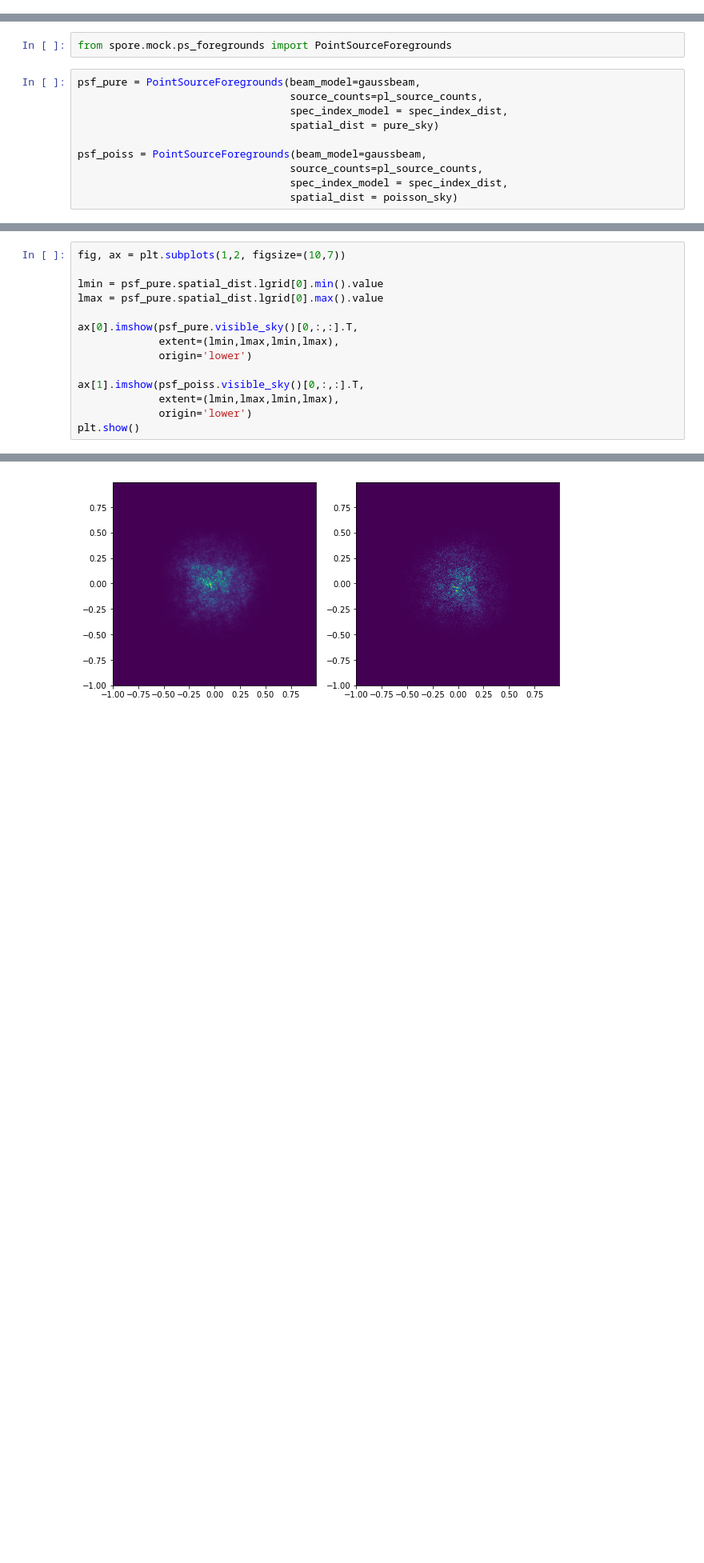
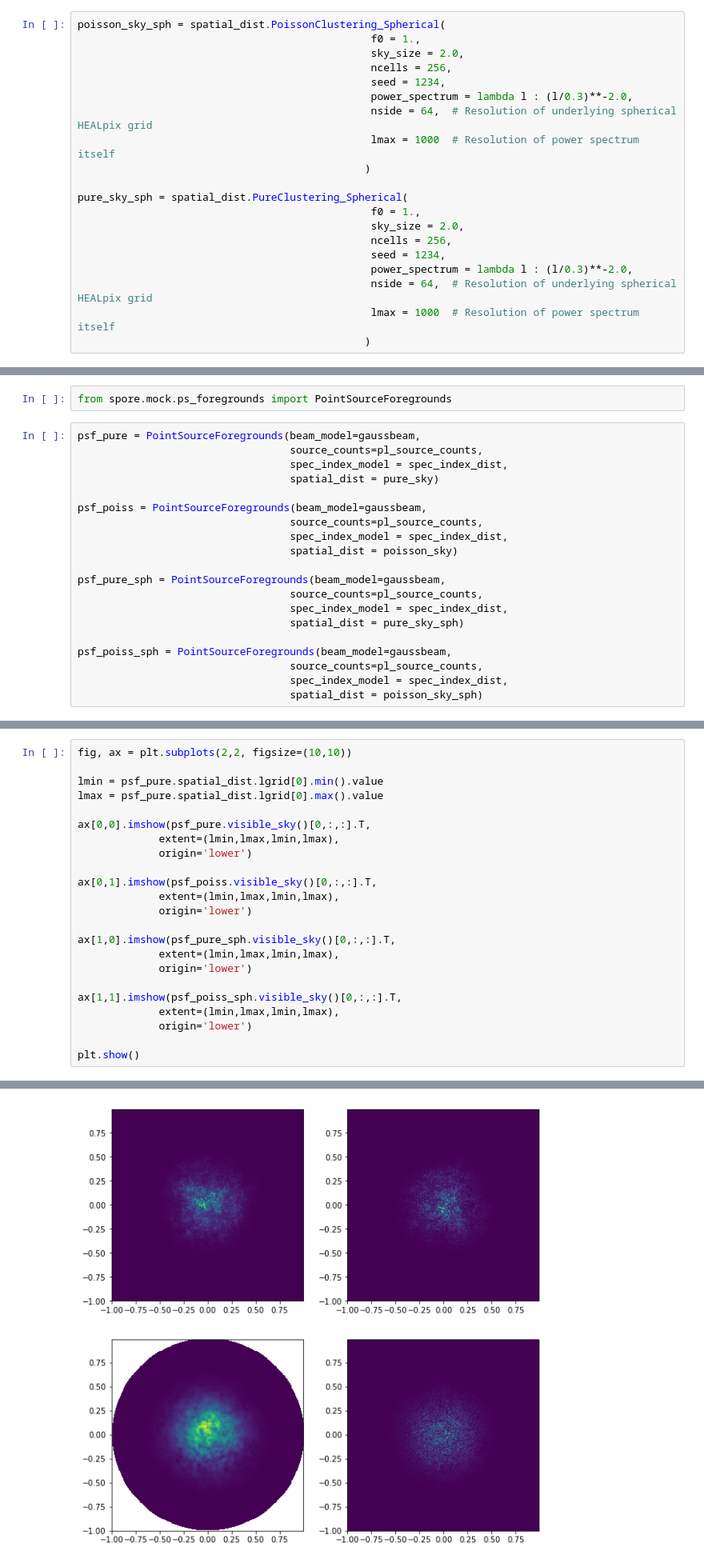
Before and after one commit to steven-murray/spore, a Jupyter notebook: docs/examples/getting_started.ipynb, the cells around one changed output, grey strips where cells are left out. Shown at 80% size. Saved outputs shown, nothing was run; the diff lists cells and outputs as text; blank space fills up the shorter version.

Commit message:
added spherical-based spatial distributions

```diff
--- a/docs/examples/getting_started.ipynb
+++ b/docs/examples/getting_started.ipynb
@@ -161,3 +163,23 @@ plt.colorbar()
+# %%
+poisson_sky_sph = spatial_dist.PoissonClustering_Spherical(
+                                               f0 = 1.,
+                                               sky_size = 2.0,
+                                               ncells = 256,
+                                               seed = 1234,
+                                               power_spectrum = lambda l : (l/0.3)**-2.0,
+                                               nside = 64,  # Resolution of underlying spherical HEALpix grid
+                                               lmax = 1000  # Resolution of power spectrum itself
+                                              )
+
+pure_sky_sph = spatial_dist.PureClustering_Spherical(
+                                               f0 = 1.,
+                                               sky_size = 2.0,
+                                               ncells = 256,
+                                               seed = 1234,
+                                               power_spectrum = lambda l : (l/0.3)**-2.0,
+                                               nside = 64,  # Resolution of underlying spherical HEALpix grid
+                                               lmax = 1000  # Resolution of power spectrum itself
+                                              )
 # %% [markdown]
 ## Mock
 # %% [markdown]
@@ -174,4 +196,14 @@ psf_poiss = PointSourceForegrounds(beam_model=gaussbeam,
                                   source_counts=pl_source_counts,
                                   spec_index_model = spec_index_dist,
                                   spatial_dist = poisson_sky)
+
+psf_pure_sph = PointSourceForegrounds(beam_model=gaussbeam,
+                                  source_counts=pl_source_counts,
+                                  spec_index_model = spec_index_dist,
+                                  spatial_dist = pure_sky_sph)
+
+psf_poiss_sph = PointSourceForegrounds(beam_model=gaussbeam,
+                                  source_counts=pl_source_counts,
+                                  spec_index_model = spec_index_dist,
+                                  spatial_dist = poisson_sky_sph)
 # %% [markdown]
@@ -179,17 +211,26 @@ We pass each of the models we have created in the previous section. All of the m
 # %% [markdown]
 ### Sky Distribution
 # %%
-fig, ax = plt.subplots(1,2, figsize=(10,7))
+fig, ax = plt.subplots(2,2, figsize=(10,10))
 
 lmin = psf_pure.spatial_dist.lgrid[0].min().value
 lmax = psf_pure.spatial_dist.lgrid[0].max().value
 
-ax[0].imshow(psf_pure.visible_sky()[0,:,:].T,
+ax[0,0].imshow(psf_pure.visible_sky()[0,:,:].T,
              extent=(lmin,lmax,lmin,lmax),
              origin='lower')
 
-ax[1].imshow(psf_poiss.visible_sky()[0,:,:].T,
+ax[0,1].imshow(psf_poiss.visible_sky()[0,:,:].T,
              extent=(lmin,lmax,lmin,lmax),
              origin='lower')
+
+ax[1,0].imshow(psf_pure_sph.visible_sky()[0,:,:].T,
+             extent=(lmin,lmax,lmin,lmax),
+             origin='lower')
+
+ax[1,1].imshow(psf_poiss_sph.visible_sky()[0,:,:].T,
+             extent=(lmin,lmax,lmin,lmax),
+             origin='lower')
+
 plt.show()
 # %% [output]
@@ -196 +244 @@ plt.show()
-[figure, old version]
+[figure, new version]
```
Also changed, not shown: parts of 10 cells of this notebook, 4 other files.
